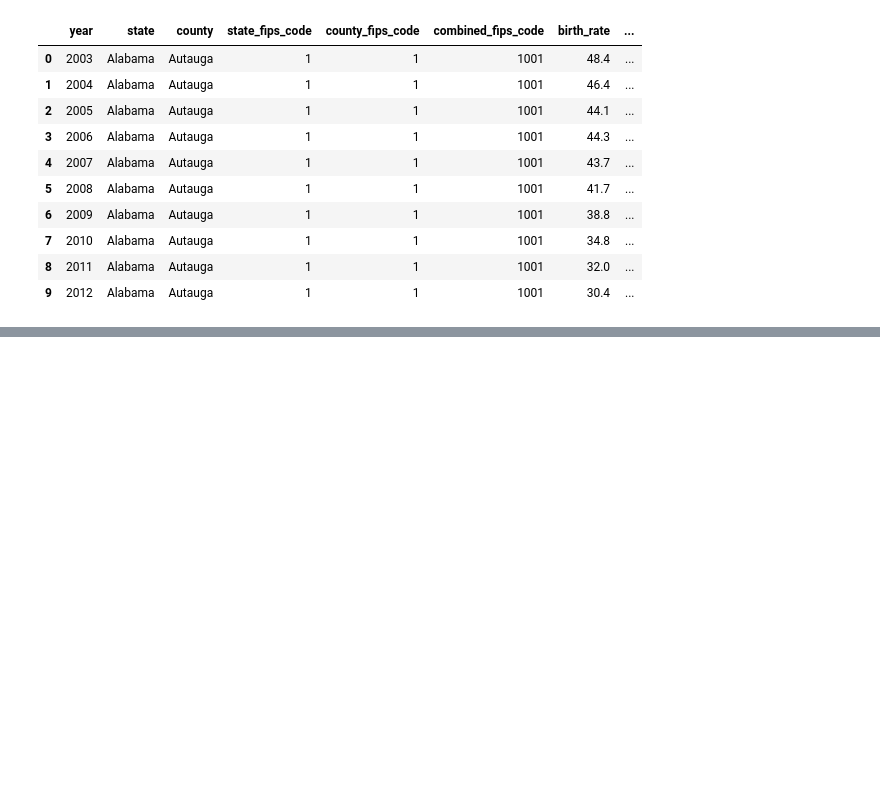
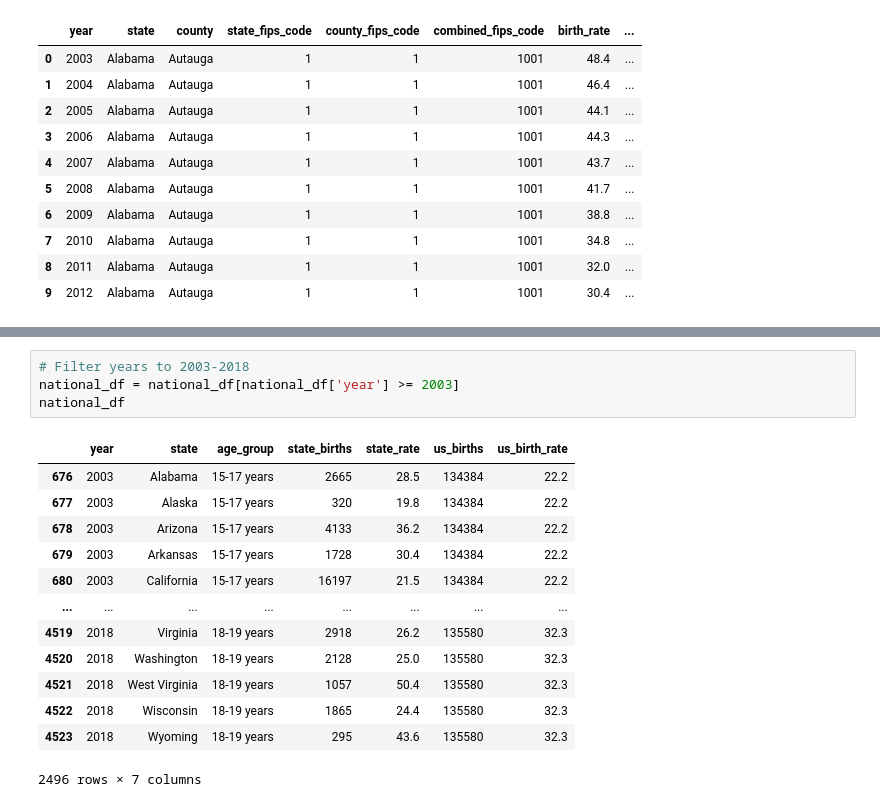
Before and after one commit to Kylee-Grant/Project-2, a Jupyter notebook: resources/SQLAlchemy.ipynb, the cells around one changed output, grey strips where cells are left out. Cells and saved outputs as stored; diff of their text form; blank space fills up the shorter version.

```diff
--- a/resources/SQLAlchemy.ipynb
+++ b/resources/SQLAlchemy.ipynb
@@ -85,0 +122,18 @@ See the caveats in the documentation: https://pandas.pydata.org/pandas-docs/stab
+# %%
+# Filter years to 2003-2018
+national_df = national_df[national_df['year'] >= 2003]
+national_df
+# %% [output]
+|  | year | state | age_group | state_births | state_rate | us_births | us_birth_rate |
+| 676 | 2003 | Alabama | 15-17 years | 2665 | 28.5 | 134384 | 22.2 |
+| 677 | 2003 | Alaska | 15-17 years | 320 | 19.8 | 134384 | 22.2 |
+| 678 | 2003 | Arizona | 15-17 years | 4133 | 36.2 | 134384 | 22.2 |
+| 679 | 2003 | Arkansas | 15-17 years | 1728 | 30.4 | 134384 | 22.2 |
+| 680 | 2003 | California | 15-17 years | 16197 | 21.5 | 134384 | 22.2 |
+| ... | ... | ... | ... | ... | ... | ... | ... |
+| 4519 | 2018 | Virginia | 18-19 years | 2918 | 26.2 | 135580 | 32.3 |
+| 4520 | 2018 | Washington | 18-19 years | 2128 | 25.0 | 135580 | 32.3 |
+| 4521 | 2018 | West Virginia | 18-19 years | 1057 | 50.4 | 135580 | 32.3 |
+| 4522 | 2018 | Wisconsin | 18-19 years | 1865 | 24.4 | 135580 | 32.3 |
+| 4523 | 2018 | Wyoming | 18-19 years | 295 | 43.6 | 135580 | 32.3 |
+2496 rows × 7 columns
```
Also changed, not shown: parts of 6 cells of this notebook.
